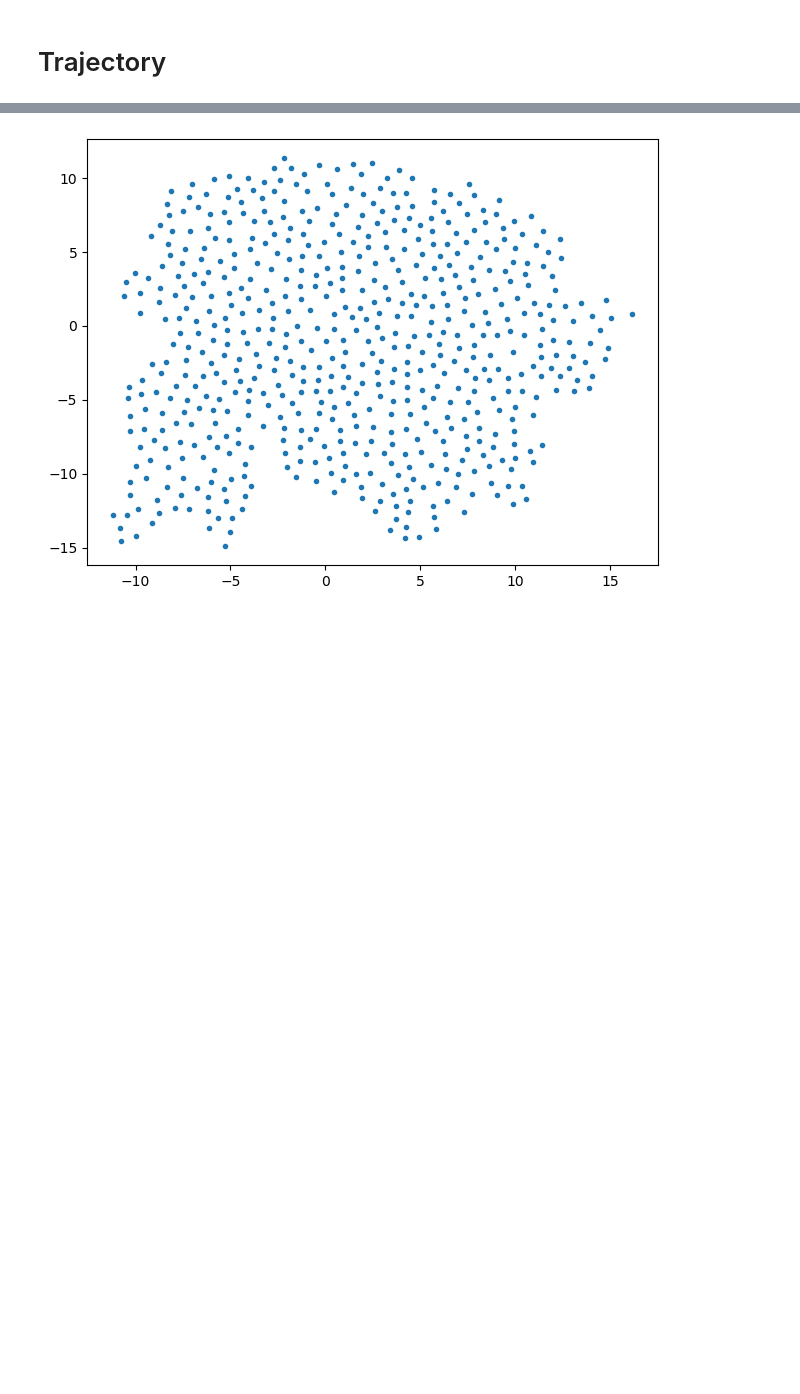
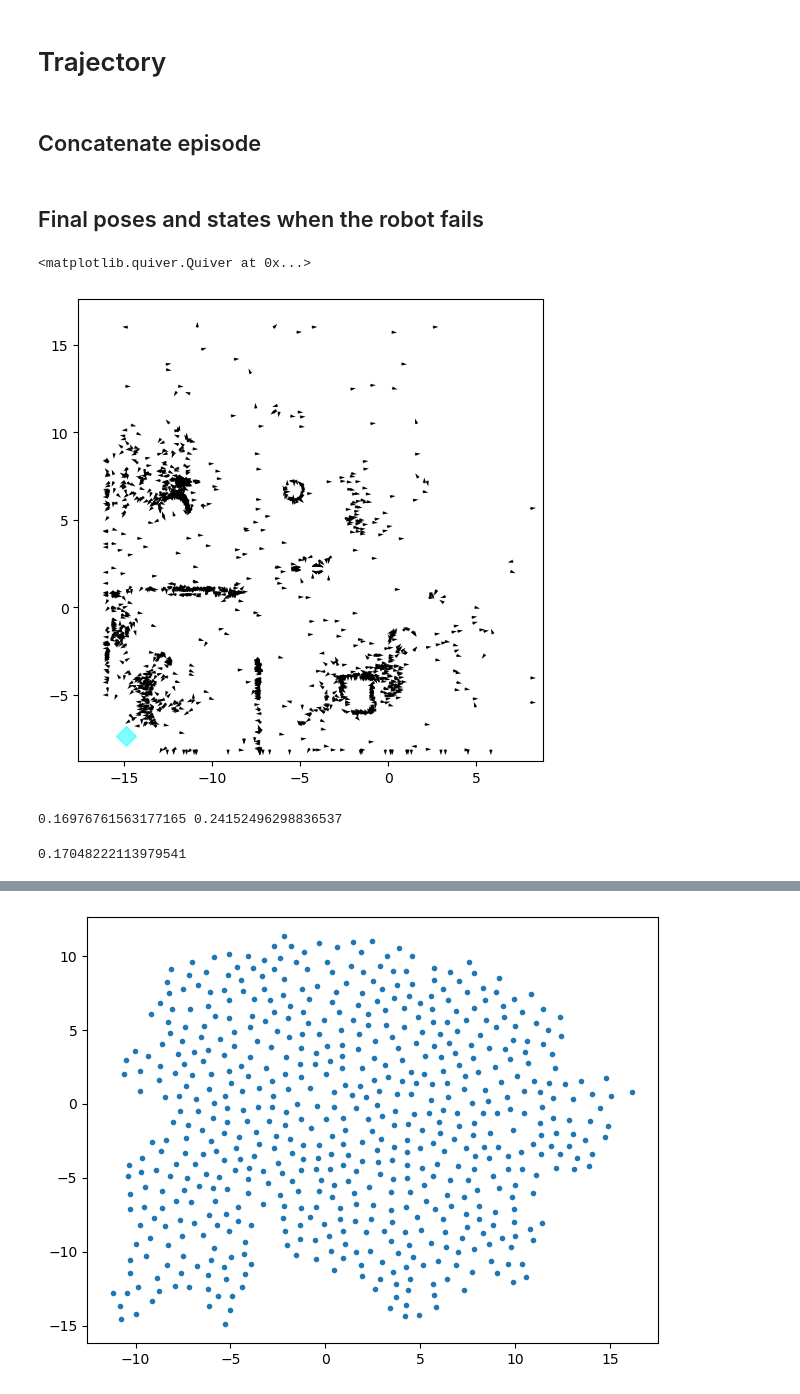
Before and after one commit to yyhhoi/HippoSLAM, a Jupyter notebook: controllers/hipposlam/StateMapper2.ipynb, the cells around one changed output, grey strips where cells are left out. Cells and saved outputs as stored; diff of their text form; code cells hidden in the pictures; blank space fills up the shorter version.

Commit message:
Investigating while regressedToUmap fails

```diff
--- a/controllers/hipposlam/StateMapper2.ipynb
+++ b/controllers/hipposlam/StateMapper2.ipynb
@@ -87,13 +89,26 @@ fig.savefig(join('data', 'WinStatistics_3.png'), dpi=300)
 [figure]
 # %% [markdown]
 # Trajectory
+# %% [markdown]
+## Concatenate episode
+# %%
+def set_arena(ax):
+    xbound = np.array((-16, 8)) * 1.1
+    ybound = np.array((-8, 16)) * 1.1
+    goal_loc = (-14.87, -7.38)
+
+    ax.set_xlim(*xbound)
+    ax.set_ylim(*ybound)
+    ax.scatter(*goal_loc, c='cyan', marker='D', zorder=3.1, s=100, alpha=0.5 )
+    return ax
 # %%
+# Concatenate Trajectories
 project_name = 'RegressedToUmapState'
 max_ckpts = 5
 project_dir = join('data', project_name)
 save_dir = join(project_dir, 'win_trajs')
 os.makedirs(save_dir, exist_ok=True)
-keys = ['x', 'y', 'a', 't', 'sid', 'embedid', 'r']
+keys = ['x', 'y', 'a', 't', 'sid', 'truncated', 'terminated', 'embedid', 'r']
 data_dict = {key: [] for key in keys}
 data_dict['epi'] = []
 epi = 0
@@ -108,3 +123,44 @@ for i in range(1, max_ckpts+1):
         data_dict['epi'].extend([epi]*len(episode['t']))
         epi +=1
 trajdf = pd.DataFrame(data_dict)
+# %% [markdown]
+## Final poses and states when the robot fails
+# %%
+
+fail_epis = trajdf.loc[trajdf['r']== -0.01, 'epi']
+
+N = len(fail_epis)
+allx, ally, alla = np.zeros(N), np.zeros(N), np.zeros(N)
+sid, embedid = np.zeros(N), np.zeros(N)
+for i, epi in enumerate(fail_epis):
+    episodedf = trajdf[trajdf['epi'] == epi]
+    xyas = episodedf[list('xya')+['sid', 'embedid']].to_numpy()
+    allx[i], ally[i], alla[i], sid[i], embedid[i] = xyas[-1, :]
+
+fig, ax = plt.subplots(figsize=(6, 6))
+set_arena(ax)
+ax.quiver(allx, ally, np.cos(alla), np.sin(alla))
+# %% [output]
+<matplotlib.quiver.Quiver at 0x...>
+[figure, added]
+# %%
+def state_acc(trajdf, epis):
+    all_matchmask = []
+    for i, epi in enumerate(epis):
+        episodedf = trajdf[trajdf['epi'] == epi]
+        matchmask = episodedf['sid'] == episodedf['embedid']
+        all_matchmask.extend(matchmask)
+    return np.mean(all_matchmask)
+fail_epis = trajdf.loc[trajdf['r']== -0.01, 'epi']
+win_epis = trajdf.loc[trajdf['r']== 1, 'epi']
+winacc = state_acc(trajdf, np.unique(win_epis))
+failacc = state_acc(trajdf, np.unique(fail_epis))
+
+print(winacc, failacc)
+# %% [output]
+0.16976761563177165 0.24152496298836537
+# %%
+matchmask = sid == embedid
+matchmask.mean()
+# %% [output]
+0.17048222113979541
```
Also changed, not shown: parts of 13 cells of this notebook, 2 other files.
